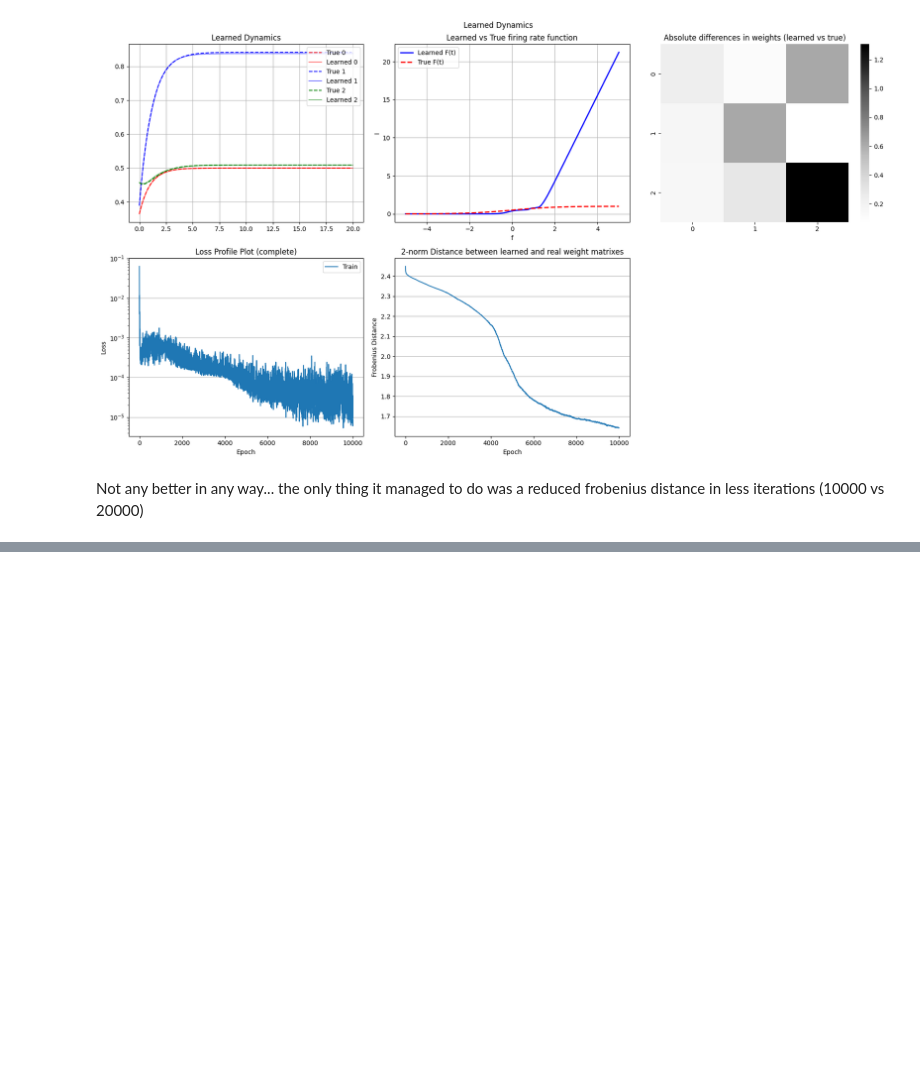
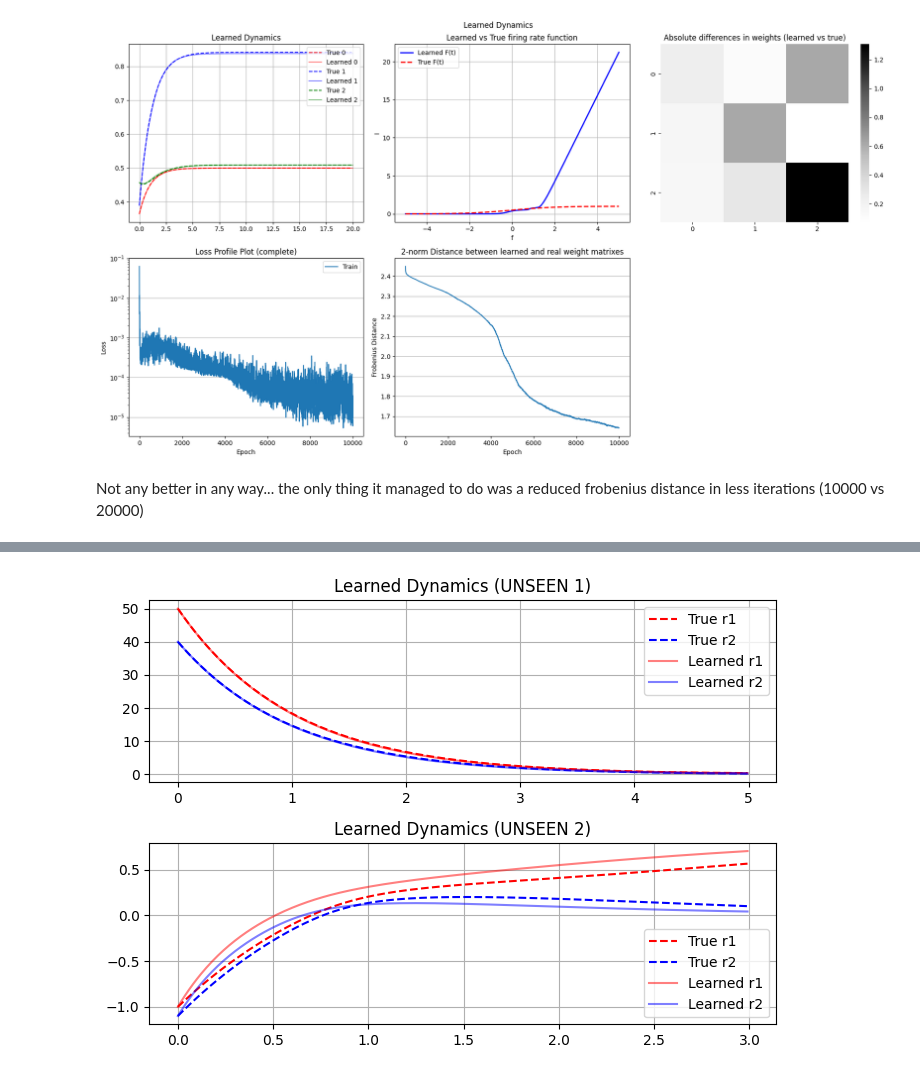
Before and after one commit to OdinMeng/Hybridizing-DeepLearning-and-ClassicalMathematicalModeling, a Jupyter notebook: code/22_2_followup.ipynb, the cells around one changed output, grey strips where cells are left out. Cells and saved outputs as stored; diff of their text form; code cells hidden in the pictures; blank space fills up the shorter version.

```diff
--- a/code/22_3_followup.ipynb
+++ b/code/22_2_followup.ipynb
@@ -455,0 +755,72 @@ torch.save(mixed_monkeys.state_dict(), "./models_weights/mixed_monkeys_dropout.d
+# %%
+fig, axes = plt.subplots(2, 1, figsize=(7, 5))
+# plot 2: negative values (biologically impossible!!!)
+
+
+
+plt.sca(axes[0])
+
+r_init = [50, 40]
+
+
+T_MAX = 5
+
+pred_2 = odeint(my_fighting_monkeys_exp2, torch.tensor(r_init, dtype=torch.float32), torch.arange(0, T_MAX, 0.01), method='dopri5', atol=1e-5, rtol=1e-5)
+
+sol = solve_ivp(
+    many_monkeys_simple,
+    t_span = [0, T_MAX],
+    y0 = np.array(r_init),
+    t_eval = np.arange(0, T_MAX, 0.01),
+    args = (NP_firing_rate_fun, I0, J),
+    atol=1e-8, rtol=1e-8
+)
+r1 = sol.y[0, :]
+r2 = sol.y[1, :]
+
+plt.plot(sol.t, r1, "r--", label="True r1")
+plt.plot(sol.t, r2, "b--", label="True r2")
+
+plt.plot(np.arange(0, T_MAX, 0.01), pred_2[:, 0].cpu().detach().numpy(), label="Learned r1", color="r", alpha=0.5)
+plt.plot(np.arange(0, T_MAX, 0.01), pred_2[:, 1].cpu().detach().numpy(), label="Learned r2", color="b", alpha=0.5)
+
+plt.grid()
+
+plt.title("Learned Dynamics (UNSEEN 1)")
+plt.legend()
+
+plt.sca(axes[1])
+
+r_init = [-1, -1.1]
+
+
+T_MAX = 3
+
+pred_2 = odeint(my_fighting_monkeys_exp2, torch.tensor(r_init, dtype=torch.float32), torch.arange(0, T_MAX, 0.01), method='dopri5', atol=1e-5, rtol=1e-5)
+
+sol = solve_ivp(
+    many_monkeys_simple,
+    t_span = [0, T_MAX],
+    y0 = np.array(r_init),
+    t_eval = np.arange(0, T_MAX, 0.01),
+    args = (NP_firing_rate_fun, I0, J),
+    atol=1e-8, rtol=1e-8
+)
+r1 = sol.y[0, :]
+r2 = sol.y[1, :]
+
+plt.plot(sol.t, r1, "r--", label="True r1")
+plt.plot(sol.t, r2, "b--", label="True r2")
+
+plt.plot(np.arange(0, T_MAX, 0.01), pred_2[:, 0].cpu().detach().numpy(), label="Learned r1", color="r", alpha=0.5)
+plt.plot(np.arange(0, T_MAX, 0.01), pred_2[:, 1].cpu().detach().numpy(), label="Learned r2", color="b", alpha=0.5)
+
+plt.grid()
+
+plt.title("Learned Dynamics (UNSEEN 2)")
+plt.legend()
+
+plt.tight_layout()
+plt.show()
+# %% [output]
+[figure, added]
```
Also changed, not shown: parts of 11 cells of this notebook, 10 other files.
